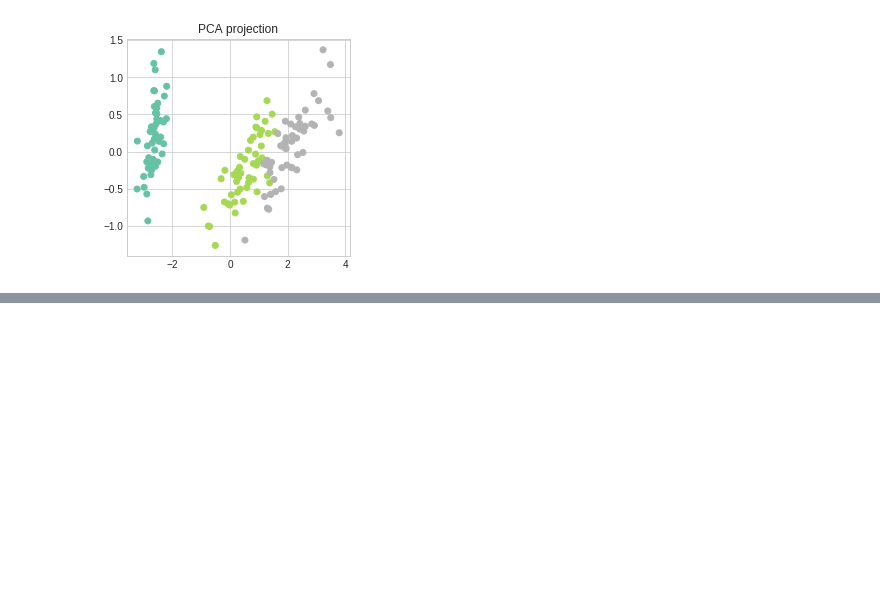
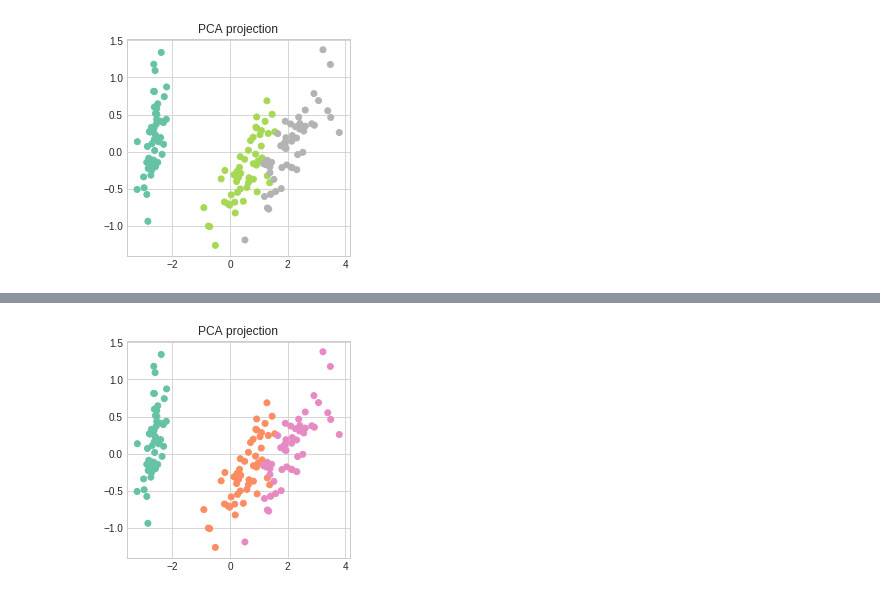
Before and after one commit to clintko/LearnCode_Python, a Jupyter notebook: plot/colormap.ipynb, the cells around one changed output, grey strips where cells are left out. Cells and saved outputs as stored; diff of their text form; code cells hidden in the pictures; blank space fills up the shorter version.

```diff
--- a/plot/colormap.ipynb
+++ b/plot/colormap.ipynb
@@ -76,0 +94,16 @@ pass
+# %%
+X = iris["data"]
+c = iris["target"]
+
+##################################################
+pca   = PCA(n_components=2, random_state=SEED)
+y_pca = pca.fit_transform(X)
+
+##################################################
+y = y_pca
+fig, ax = plt.subplots(ncols=1, nrows=1, figsize=(4,4))
+ax.scatter(y[:,0], y[:,1], c=c, cmap=newcmp)
+ax.set_title("PCA projection")
+pass
+# %% [output]
+[figure, added]
```
Also changed, not shown: parts of 6 cells of this notebook.
